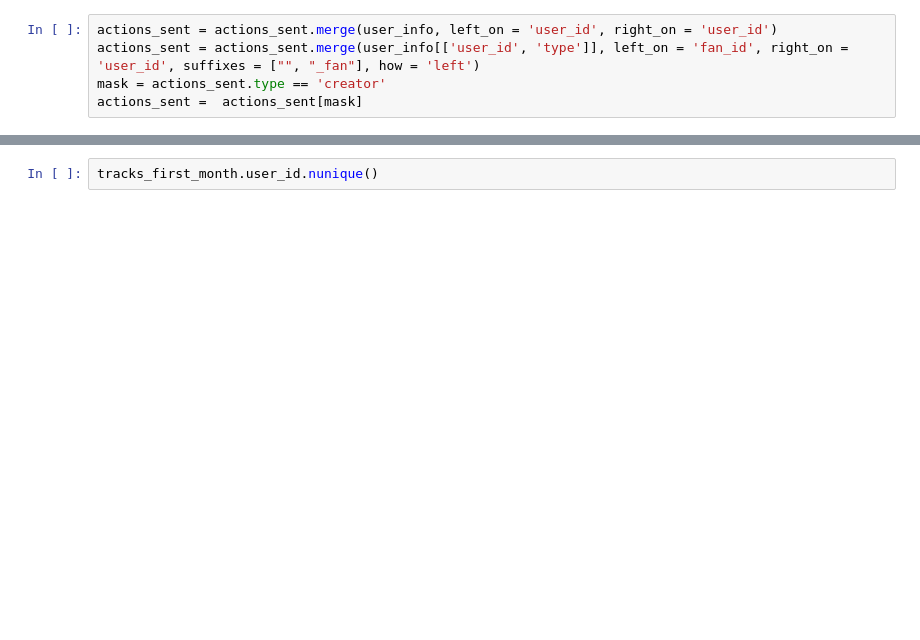
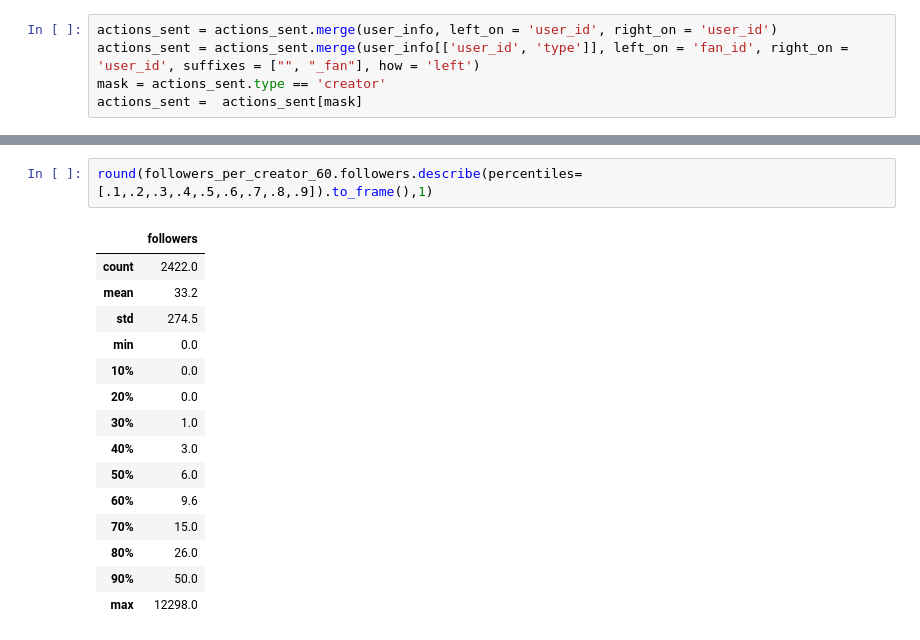
Before and after one commit to caiostat/seeding-bandits, a Jupyter notebook: notebooks/Desc table.ipynb, the cells around one changed output, grey strips where cells are left out. Drawn from its saved outputs; the diff is of its cells as text; blank space fills up the shorter version.

```diff
--- a/notebooks/Desc table.ipynb
+++ b/notebooks/Desc table.ipynb
@@ -177,2 +244,18 @@ followers_per_creator_60.shape
-# %%
-tracks_first_month.user_id.nunique()
+# %%
+round(followers_per_creator_60.followers.describe(percentiles=[.1,.2,.3,.4,.5,.6,.7,.8,.9]).to_frame(),1)
+# %% [output]
+|  | followers |
+| count | 2422.0 |
+| mean | 33.2 |
+| std | 274.5 |
+| min | 0.0 |
+| 10% | 0.0 |
+| 20% | 0.0 |
+| 30% | 1.0 |
+| 40% | 3.0 |
+| 50% | 6.0 |
+| 60% | 9.6 |
+| 70% | 15.0 |
+| 80% | 26.0 |
+| 90% | 50.0 |
+| max | 12298.0 |
```
Also changed, not shown: parts of 29 cells of this notebook, 2 other files.
